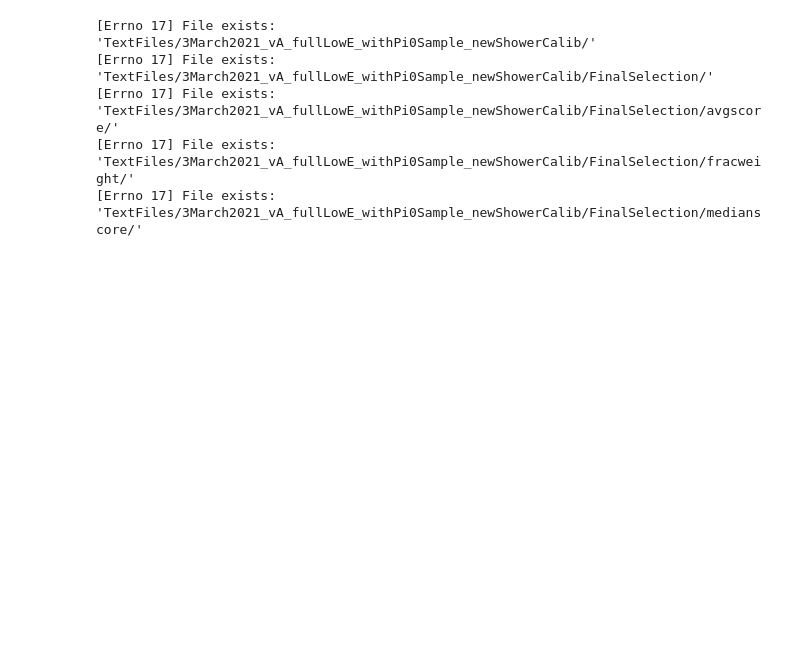
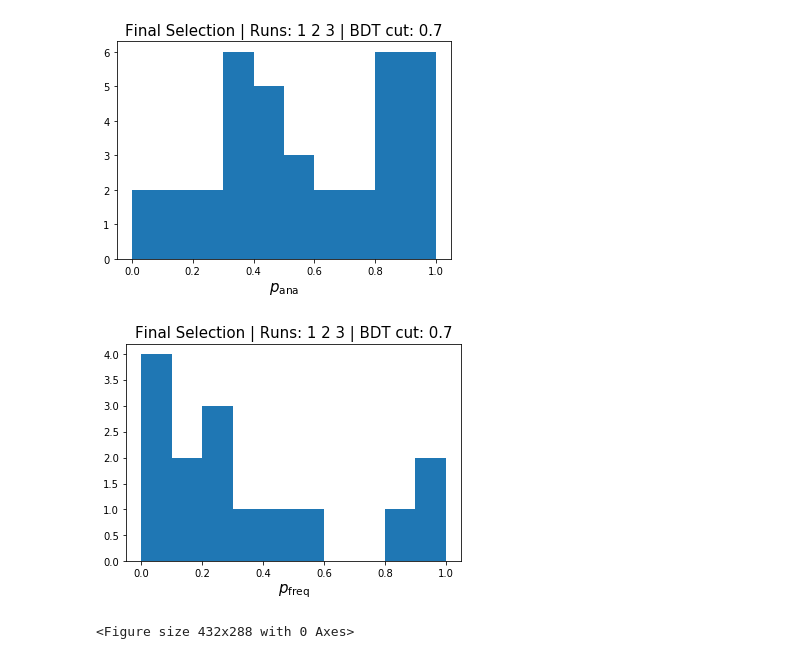
Before and after one commit to LArbys/1L1PSelection, a Jupyter notebook: 1e1pBDT/StackedPlotMaker.ipynb, the cells around one changed output. Cells and saved outputs as stored; diff of their text form; code cells hidden in the pictures; blank space fills up the shorter version.

```diff
--- a/1e1pBDT/StackedPlotMaker.ipynb
+++ b/1e1pBDT/StackedPlotMaker.ipynb
@@ -95,8 +106,9 @@ def poisson_errors(k, CL = 0.6827):
 # %%
 tag='3March2021_vA_fullLowE_withPi0Sample_newShowerCalib'
+#tag='7July2021_vA_fullLowE_withPi0Sample_newShowerCalib_noEnu'
 
 filetaglist = {1:['data','ext','overlay','overlay_lowE','intrinsics','intrinsics_lowE','ncpi0','ccpi0'],
-               2:['overlay','overlay_lowE','intrinsics','intrinsics_lowE'],
+               2:['data','ext','overlay','overlay_lowE','intrinsics','intrinsics_lowE'],
                3:['data','ext','overlay','overlay_lowE','intrinsics','intrinsics_lowE','ncpi0','ccpi0']}
 
 df = {1:{},2:{},3:{}}
@@ -112,12 +124,22 @@ for r in [1,2,3]:
         if filetag=='data':
             pstring = 'SelectionMode%i_%s_fset%i_run%i.parquet.gzip'%(cutMode,filetag,fset,r)
         else:
-            pstring = 'SelectionMode%i_%s_fset0_run%i.parquet.gzip'%(cutMode,filetag,r)
+            pstring = 'SelectionMode%i_%s_fset%i_run%i.parquet.gzip'%(cutMode,filetag,fset,r)
         try:
             df[r][filetag] = pd.read_parquet(psavedir+pstring)
             print(len(df[r][filetag]))
         except:
+            print('No Events')
             pass
+
+df[2]['ext'] = df[3]['ext'].copy()
+if cutMode in [2,3]:
+    df1d = (df[1]['data'].copy()).query('run<8000')
+    df2d = (df[1]['data'].copy()).query('run>8000 and run<13000')
+    df3d = (df[1]['data'].copy()).query('run>13000')
+    df[1]['data'] = df1d
+    df[2]['data'] = df2d
+    df[3]['data'] = df3d
 # %% [output]
  #################### RUN 1 ####################
 
@@ -151,7 +173,8 @@ varb_names = ['Enu_1e1p','Eta','PT_1e1p','AlphaT_1e1p',
               'sigprob','MPIDY_muon',
               'MPIDY_proton','MPIDY_eminus','shower_fraction',
               'Shower_Consistency',
-              'EnuQE_lepton','EnuQE_proton','EnuTrue']
+              'EnuQE_lepton','EnuQE_proton',
+              'Proton_TrackLength','Lepton_TrackLength','EnuTrue']
 
 var_labels = [r'$E_\nu^{Range}$ [MeV]',r'$\eta$',r'Event $p_T$ [MeV]',r'$\alpha_T$',
               'QE Consistency',r'$p_z - E_\nu$ [MeV]','Charge Near Trunk',
@@ -165,15 +188,18 @@ var_labels = [r'$E_\nu^{Range}$ [MeV]',r'$\eta$',r'Event $p_T$ [MeV]',r'$\alpha_
               '1e1p BDT Score','Muon MPID Score (Y plane)',
               'Proton MPID Score (Y plane)','Electron MPID Score (Y plane)','Shower Fraction',
               'Shower Energy Consistency',
-              r'$E_\nu^{Q-e}$',r'$E_\nu^{QE-p}$',r'$E_\nu^{True}$ [MeV]']
+              r'$E_\nu^{Q-e}$',r'$E_\nu^{QE-p}$',
+              'Proton Track Length [cm]','Lepton Track Length [cm]',r'$E_\nu^{True}$ [MeV]']
 
 ranges = [ (0,1200),(0,0.6),(0,800),(0,np.pi),(0,5000),(-800,300),
            (0,800),(100,700),(0,1400),(0,2*np.pi),(0,2*np.pi),
            (0,1),(0,np.pi),(-np.pi,np.pi),(-1,1),(-1,1),(0,3),
            (0,1),(60,500),(35,1200),(0,np.pi),
            (-np.pi,np.pi),(0,np.pi),(0,256),(-117,117),(0,1036),
-           (0.95,1),(0,1),(0,1),(0,1),(0,3),(0,5),
-           (0,1200),(0,1200),(0,1200)]
+           (0.0,1.0),(0,1),(0,1),(0,1),(0,3),(0,5),
+           (0,1200),(0,1200),(0,100),(0,200),(0,1200)]
 
 varlabel_dict = {name:label for name,label in zip(varb_names,var_labels)}
 range_dict = {name:rnge for name,rnge in zip(varb_names,ranges)}
+
+if cutMode in [0,2]: range_dict['sigprob'] = (0.95,1.0)
@@ -787,3 +1147,24 @@ Purity: 0.7283125078088715 +- 0.01960741128876312
+# %%
+if not finalPred:
+    plt.hist(pvalsa,bins=10,range=(0,1))
+    plt.xlabel(r'$p_{\rm ana}$',fontsize=15)
+    plt.title(plotTitle,fontsize=15)
+    plt.savefig('Plots/'+tag+'/SelectionPlots/'+cutmodedir+'/'+'pvalsa.png')
+    plt.show()
+    pkl.dump(  plt.gcf(),  open('Plots/'+tag+'/SelectionPlots/'+cutmodedir+'/'+'pvalsa.pickle',  'wb')  )
+    plt.clf()
+
+    plt.hist(pvalsf,bins=10,range=(0,1))
+    plt.xlabel(r'$p_{\rm freq}$',fontsize=15)
+    plt.title(plotTitle,fontsize=15)
+    plt.savefig('Plots/'+tag+'/SelectionPlots/'+cutmodedir+'/'+'pvalsf.png')
+    plt.show()
+    pkl.dump(  plt.gcf(),  open('Plots/'+tag+'/SelectionPlots/'+cutmodedir+'/'+'pvalsf.pickle',  'wb')  )
+    plt.clf()
+# %% [output]
+[figure, added]
+[figure, added]
+<Figure size 432x288 with 0 Axes>
 # %%
 tsavedir = 'TextFiles/'+tag+'/'
 try: os.mkdir(tsavedir)
@@ -798,12 +1179,6 @@ for bdtmode in ['avgscore','fracweight','medianscore']:
     for r in [1,2,3]:
         for filetag in df[r].keys():
             if not lowEpatch and 'lowE' in filetag: continue
-            if not 'data' in filetag: continue
+            #if not 'data' in filetag: continue
             dfc = df[r][filetag].copy()
             SaveTextFile(dfc,r,filetag+'_fset%i'%fset,0.0,bdtmode,tsavedir)
-# %% [output]
-[Errno 17] File exists: 'TextFiles/3March2021_vA_fullLowE_withPi0Sample_newShowerCalib/'
-[Errno 17] File exists: 'TextFiles/3March2021_vA_fullLowE_withPi0Sample_newShowerCalib/FinalSelection/'
-[Errno 17] File exists: 'TextFiles/3March2021_vA_fullLowE_withPi0Sample_newShowerCalib/FinalSelection/avgscore/'
-[Errno 17] File exists: 'TextFiles/3March2021_vA_fullLowE_withPi0Sample_newShowerCalib/FinalSelection/fracweight/'
-[Errno 17] File exists: 'TextFiles/3March2021_vA_fullLowE_withPi0Sample_newShowerCalib/FinalSelection/medianscore/'
```
Also changed, not shown: parts of 6 cells of this notebook, 10 other files.
